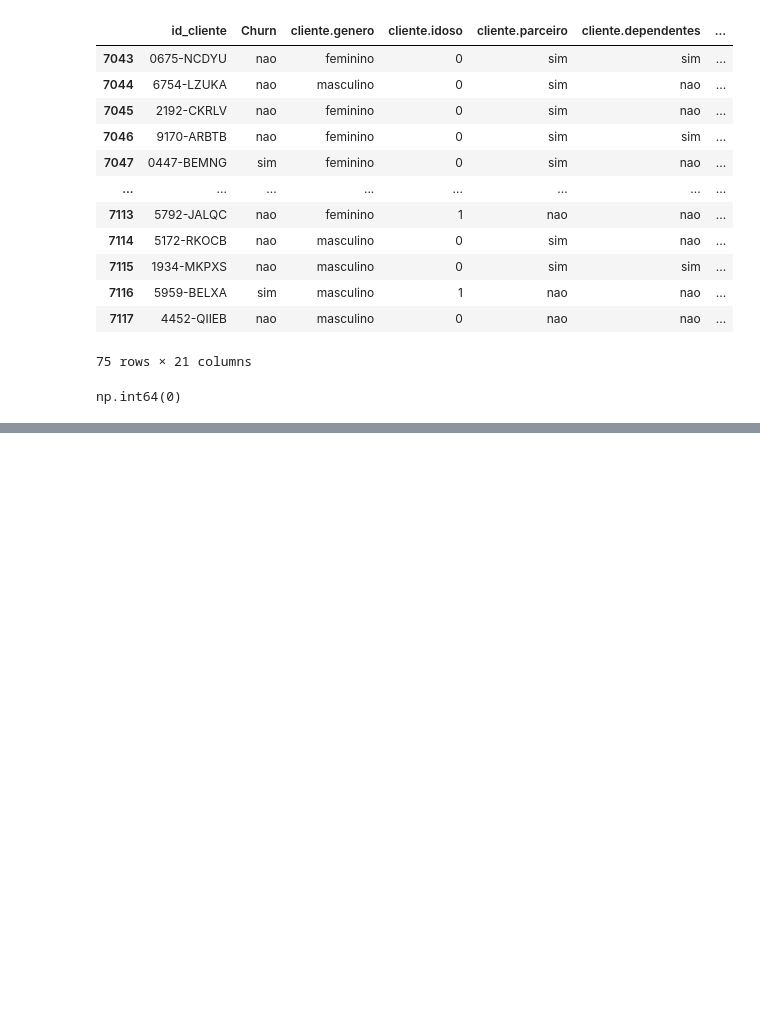
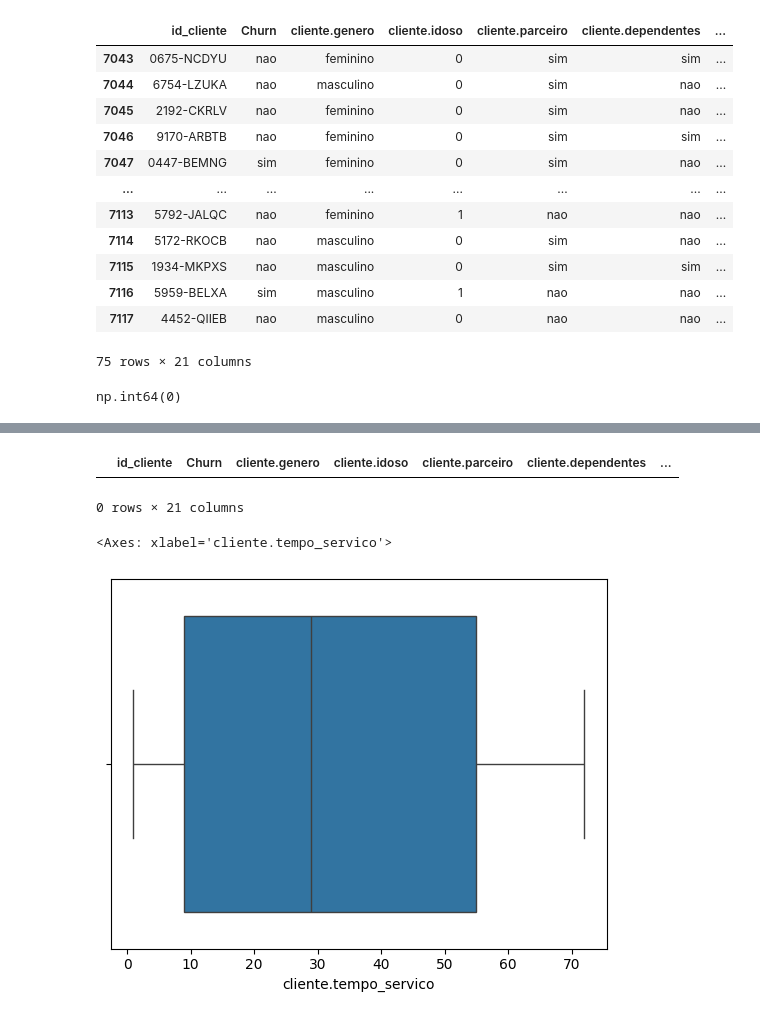
Before and after one commit to DouglasLeite77/python, a Jupyter notebook: curso 05 panda/app.ipynb, the cells around one changed output, grey strips where cells are left out. Saved outputs shown, nothing was run; the diff lists cells and outputs as text; code cells hidden in the pictures; blank space fills up the shorter version.

```diff
--- a/curso 05 panda/app.ipynb
+++ b/curso 05 panda/app.ipynb
@@ -186,0 +340,3 @@ np.int64(0)
+# %%
+outliers = (dados['cliente.tempo_servico'] < limite_inferior) | (dados['cliente.tempo_servico'] > limite_superior)
+dados[outliers]
@@ -186,0 +370,3 @@ np.int64(0)
+# %%
+dados.loc[outliers,'cliente.tempo_servico'] = np.ceil(dados.loc[outliers,'conta.cobranca.Total'] / dados.loc[outliers,'conta.cobranca.mensal'])
+dados[outliers]['cliente.tempo_servico']
@@ -186,0 +385,13 @@ np.int64(0)
+# %%
+outliers = (dados['cliente.tempo_servico'] < limite_inferior) | (dados['cliente.tempo_servico'] > limite_superior)
+dados[outliers]
+# %% [output]
+|  | id_cliente | Churn | cliente.genero | cliente.idoso | cliente.parceiro | cliente.dependentes | ... |
+0 rows × 21 columns
+# %%
+dados = dados[~outliers]
+# %%
+sns.boxplot(x=dados['cliente.tempo_servico'])
+# %% [output]
+<Axes: xlabel='cliente.tempo_servico'>
+[figure, added]
```
Also changed, not shown: parts of 15 cells of this notebook.
